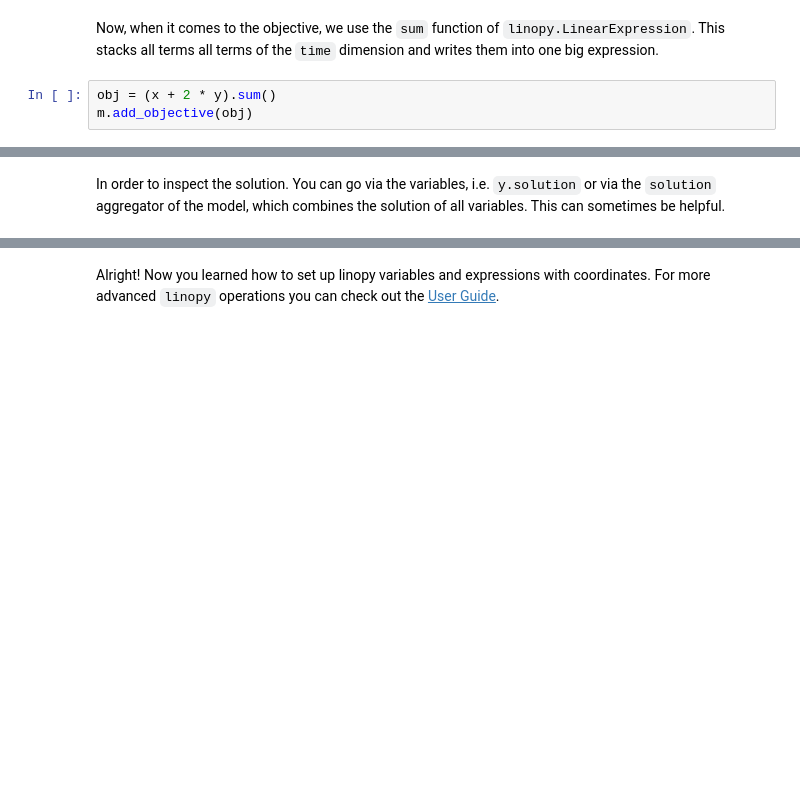
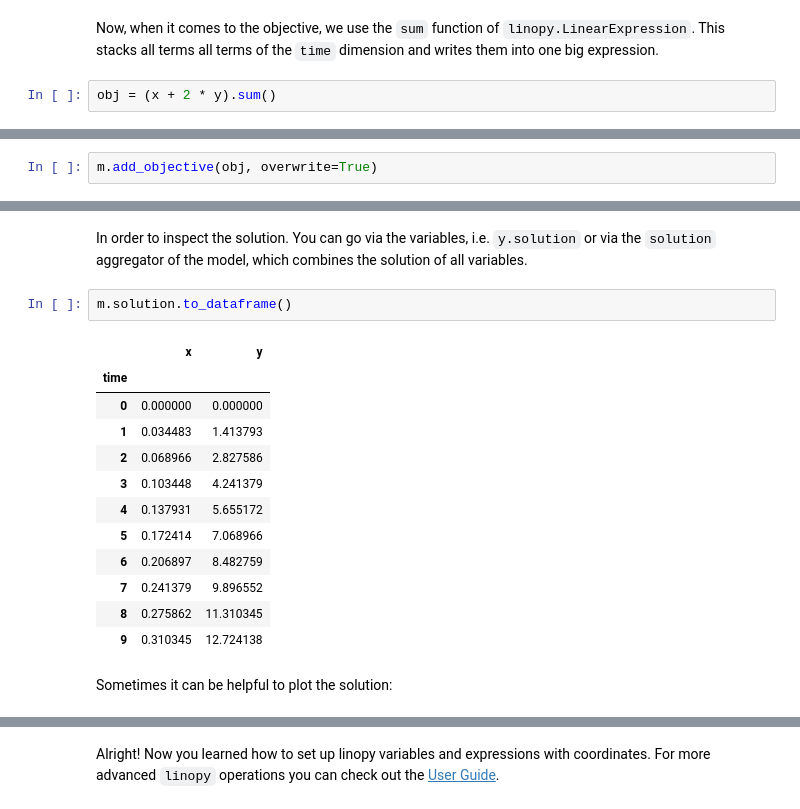
Before and after one commit to fneum/data-science-for-esm, a Jupyter notebook: data-science-for-esm/14-workshop-linopy.ipynb, the cells around one changed output, grey strips where cells are left out. Saved outputs shown, nothing was run; the diff lists cells and outputs as text; blank space fills up the shorter version.

```diff
--- a/data-science-for-esm/14-workshop-linopy.ipynb
+++ b/data-science-for-esm/14-workshop-linopy.ipynb
@@ -163,4 +324,3 @@ m
 Now, when it comes to the objective, we use the `sum` function of `linopy.LinearExpression`. This stacks all terms all terms of the `time` dimension and writes them into one big expression.
 # %%
 obj = (x + 2 * y).sum()
-m.add_objective(obj)
@@ -166,0 +333,2 @@ m.add_objective(obj)
+# %%
+m.add_objective(obj, overwrite=True)
@@ -169,4 +357,21 @@ m.solve()
 # %% [markdown]
-In order to inspect the solution. You can go via the variables, i.e. `y.solution` or via the `solution` aggregator of the model, which combines the solution of all variables. This can sometimes be helpful.
+In order to inspect the solution. You can go via the variables, i.e. `y.solution` or via the `solution` aggregator of the model, which combines the solution of all variables.
+# %%
+m.solution.to_dataframe()
+# %% [output]
+|  | x | y |
+| time |  |  |
+| 0 | 0.000000 | 0.000000 |
+| 1 | 0.034483 | 1.413793 |
+| 2 | 0.068966 | 2.827586 |
+| 3 | 0.103448 | 4.241379 |
+| 4 | 0.137931 | 5.655172 |
+| 5 | 0.172414 | 7.068966 |
+| 6 | 0.206897 | 8.482759 |
+| 7 | 0.241379 | 9.896552 |
+| 8 | 0.275862 | 11.310345 |
+| 9 | 0.310345 | 12.724138 |
+# %% [markdown]
+Sometimes it can be helpful to plot the solution:
 # %%
 m.solution.to_dataframe().plot(grid=True, ylabel="Optimal Value");
```
Also changed, not shown: parts of 100 cells of this notebook, 1 other file.
